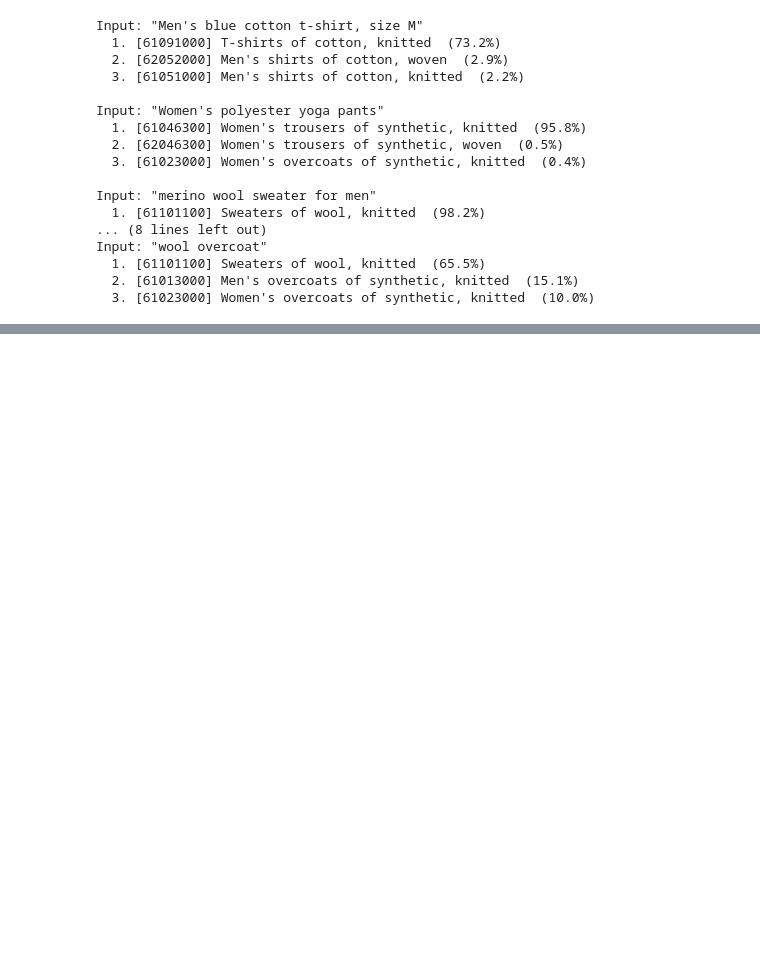
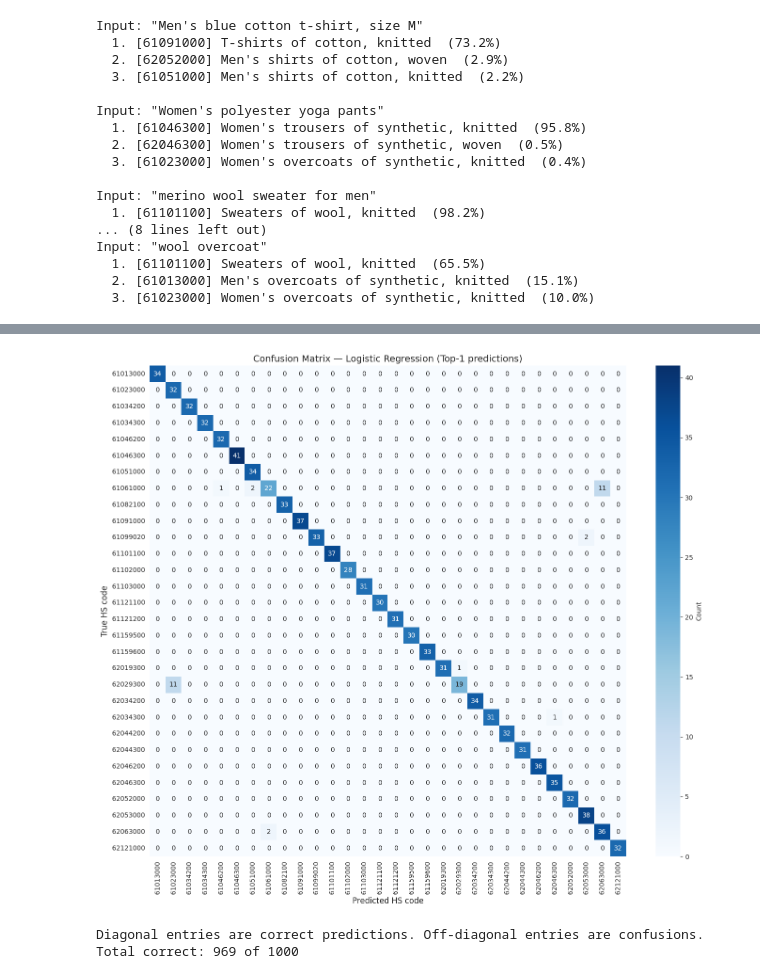
Before and after one commit to Priyanka1234567426/clearance-risk-engine, a Jupyter notebook: notebooks/02_hs_code_recommender.ipynb, the cells around one changed output, grey strips where cells are left out. Drawn from its saved outputs; the diff is of its cells as text; code cells hidden in the pictures; blank space fills up the shorter version.

```diff
--- a/notebooks/02_hs_code_recommender.ipynb
+++ b/notebooks/02_hs_code_recommender.ipynb
@@ -390,0 +534,32 @@ Input: "wool overcoat"
+# %%
+from sklearn.metrics import confusion_matrix
+
+# Use the logistic regression predictions (our production choice)
+cm = confusion_matrix(y_test, y_pred_logreg, labels=logreg.classes_)
+
+# Plot as a heatmap
+fig, ax = plt.subplots(figsize=(14, 12))
+sns.heatmap(
+    cm,
+    annot=True,             # write the numbers in cells
+    fmt='d',                # integers, not decimals
+    cmap='Blues',
+    xticklabels=logreg.classes_,
+    yticklabels=logreg.classes_,
+    cbar_kws={'label': 'Count'},
+    ax=ax,
+)
+ax.set_xlabel('Predicted HS code', fontsize=12)
+ax.set_ylabel('True HS code', fontsize=12)
+ax.set_title('Confusion Matrix — Logistic Regression (Top-1 predictions)', fontsize=14)
+plt.xticks(rotation=90)
+plt.yticks(rotation=0)
+plt.tight_layout()
+plt.show()
+
+print(f"\nDiagonal entries are correct predictions. Off-diagonal entries are confusions.")
+print(f"Total correct: {np.trace(cm)} of {cm.sum()}")
+# %% [output]
+[figure, added]
+Diagonal entries are correct predictions. Off-diagonal entries are confusions.
+Total correct: 969 of 1000
```
Also changed, not shown: parts of 10 cells of this notebook, 5 other files.
